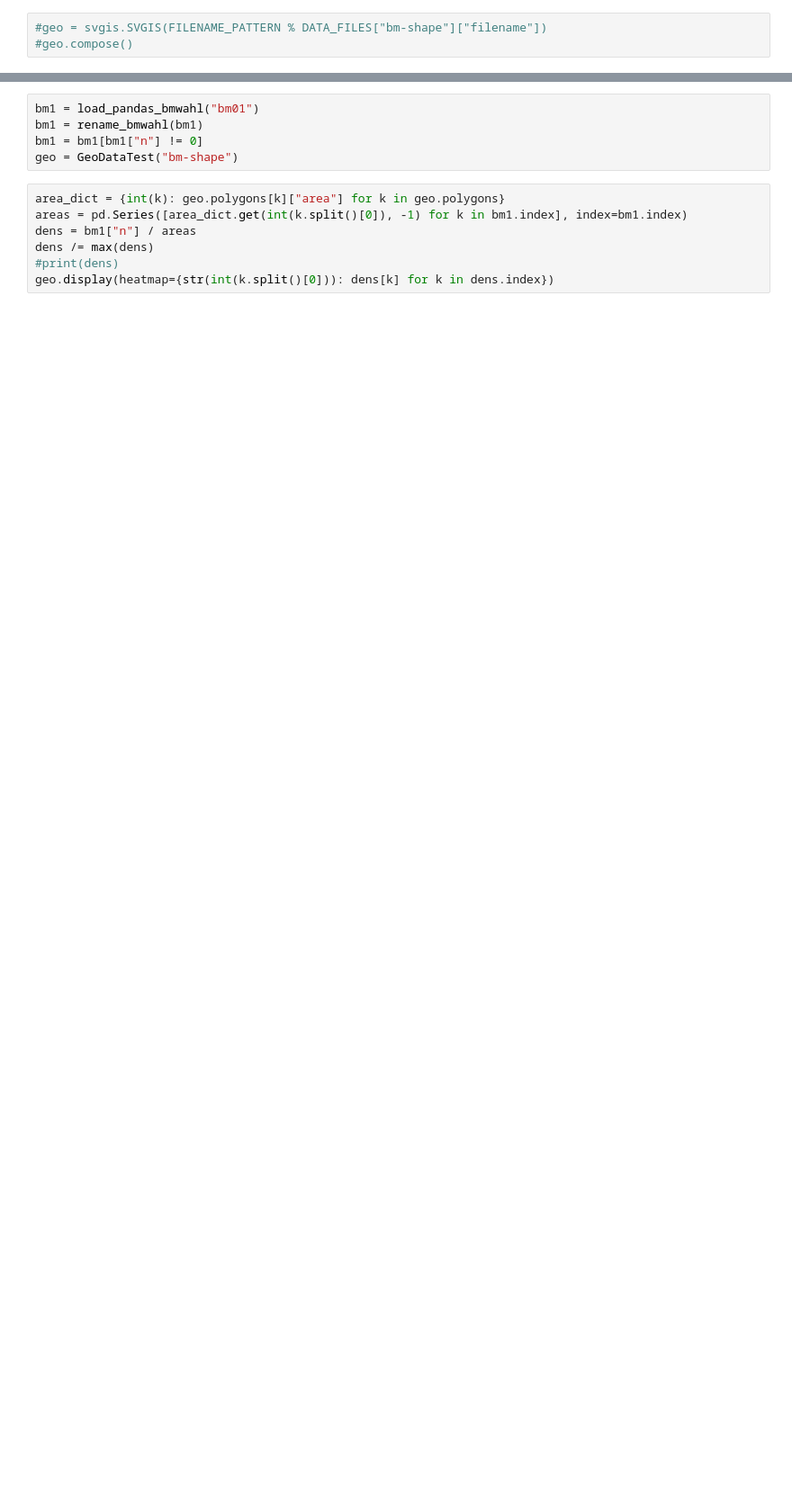
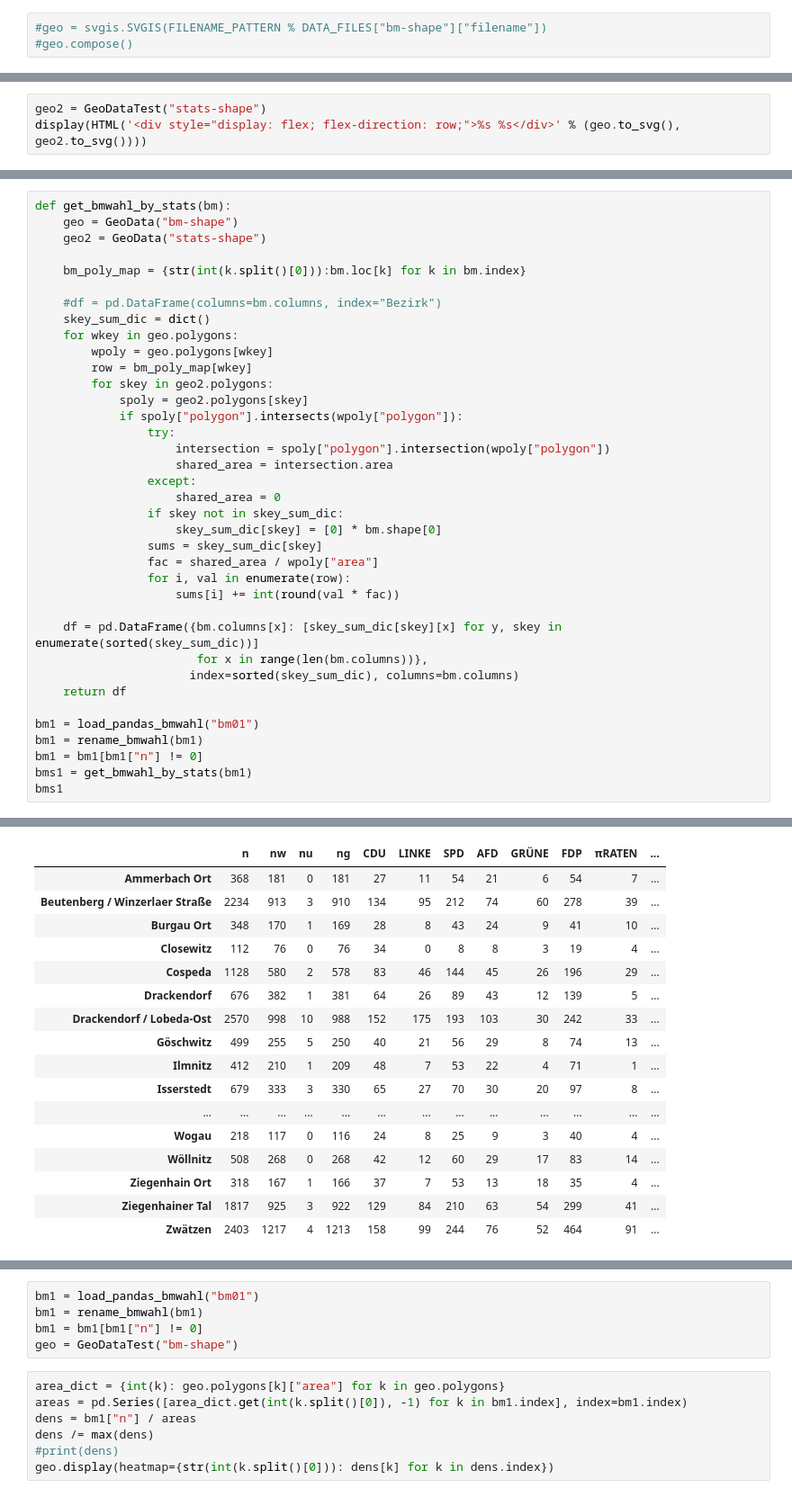
Before and after one commit to defgsus/bm-wahl-18-jena, a Jupyter notebook: src/test-geojson.ipynb, the cells around one changed output, grey strips where cells are left out. Shown at 90% size. Cells and saved outputs as stored; diff of their text form; blank space fills up the shorter version.

```diff
--- a/src/test-geojson.ipynb
+++ b/src/test-geojson.ipynb
@@ -114,3 +115,6 @@ geo = GeoDataTest("bm-shape")
 geo.display(heatmap={"1": 1, "83": 2})
 # %% [output]
 [interactive output not drawn]
+# %%
+geo2 = GeoDataTest("stats-shape")
+display(HTML('<div style="display: flex; flex-direction: row;">%s %s</div>' % (geo.to_svg(), geo2.to_svg())))
@@ -116,0 +123,38 @@ geo.display(heatmap={"1": 1, "83": 2})
+# %%
+def get_bmwahl_by_stats(bm):
+    geo = GeoData("bm-shape")
+    geo2 = GeoData("stats-shape")
+
+    bm_poly_map = {str(int(k.split()[0])):bm.loc[k] for k in bm.index}
+
+    #df = pd.DataFrame(columns=bm.columns, index="Bezirk")
+    skey_sum_dic = dict()
+    for wkey in geo.polygons:
+        wpoly = geo.polygons[wkey]
+        row = bm_poly_map[wkey]
+        for skey in geo2.polygons:
+            spoly = geo2.polygons[skey]
+            if spoly["polygon"].intersects(wpoly["polygon"]):
+                try:
+                    intersection = spoly["polygon"].intersection(wpoly["polygon"])
+                    shared_area = intersection.area
+                except:
+                    shared_area = 0
+                if skey not in skey_sum_dic:
+                    skey_sum_dic[skey] = [0] * bm.shape[0]
+                sums = skey_sum_dic[skey]
+                fac = shared_area / wpoly["area"]
+                for i, val in enumerate(row):
+                    sums[i] += int(round(val * fac))
+
+    df = pd.DataFrame({bm.columns[x]: [skey_sum_dic[skey][x] for y, skey in enumerate(sorted(skey_sum_dic))]
+                       for x in range(len(bm.columns))},
+                      index=sorted(skey_sum_dic), columns=bm.columns)
+    return df
+
+bm1 = load_pandas_bmwahl("bm01")
+bm1 = rename_bmwahl(bm1)
+bm1 = bm1[bm1["n"] != 0]
+bms1 = get_bmwahl_by_stats(bm1)
+bms1
+# %% [output]
@@ -116,0 +171,17 @@ geo.display(heatmap={"1": 1, "83": 2})
+|  | n | nw | nu | ng | CDU | LINKE | SPD | AFD | GRÜNE | FDP | πRATEN | ... |
+| Ammerbach Ort | 368 | 181 | 0 | 181 | 27 | 11 | 54 | 21 | 6 | 54 | 7 | ... |
+| Beutenberg / Winzerlaer Straße | 2234 | 913 | 3 | 910 | 134 | 95 | 212 | 74 | 60 | 278 | 39 | ... |
+| Burgau Ort | 348 | 170 | 1 | 169 | 28 | 8 | 43 | 24 | 9 | 41 | 10 | ... |
+| Closewitz | 112 | 76 | 0 | 76 | 34 | 0 | 8 | 8 | 3 | 19 | 4 | ... |
+| Cospeda | 1128 | 580 | 2 | 578 | 83 | 46 | 144 | 45 | 26 | 196 | 29 | ... |
+| Drackendorf | 676 | 382 | 1 | 381 | 64 | 26 | 89 | 43 | 12 | 139 | 5 | ... |
+| Drackendorf / Lobeda-Ost | 2570 | 998 | 10 | 988 | 152 | 175 | 193 | 103 | 30 | 242 | 33 | ... |
+| Göschwitz | 499 | 255 | 5 | 250 | 40 | 21 | 56 | 29 | 8 | 74 | 13 | ... |
+| Ilmnitz | 412 | 210 | 1 | 209 | 48 | 7 | 53 | 22 | 4 | 71 | 1 | ... |
+| Isserstedt | 679 | 333 | 3 | 330 | 65 | 27 | 70 | 30 | 20 | 97 | 8 | ... |
+| ... | ... | ... | ... | ... | ... | ... | ... | ... | ... | ... | ... | ... |
+| Wogau | 218 | 117 | 0 | 116 | 24 | 8 | 25 | 9 | 3 | 40 | 4 | ... |
+| Wöllnitz | 508 | 268 | 0 | 268 | 42 | 12 | 60 | 29 | 17 | 83 | 14 | ... |
+| Ziegenhain Ort | 318 | 167 | 1 | 166 | 37 | 7 | 53 | 13 | 18 | 35 | 4 | ... |
+| Ziegenhainer Tal | 1817 | 925 | 3 | 922 | 129 | 84 | 210 | 63 | 54 | 299 | 41 | ... |
+| Zwätzen | 2403 | 1217 | 4 | 1213 | 158 | 99 | 244 | 76 | 52 | 464 | 91 | ... |
```
Also changed, not shown: parts of 8 cells of this notebook, 2 other files.
